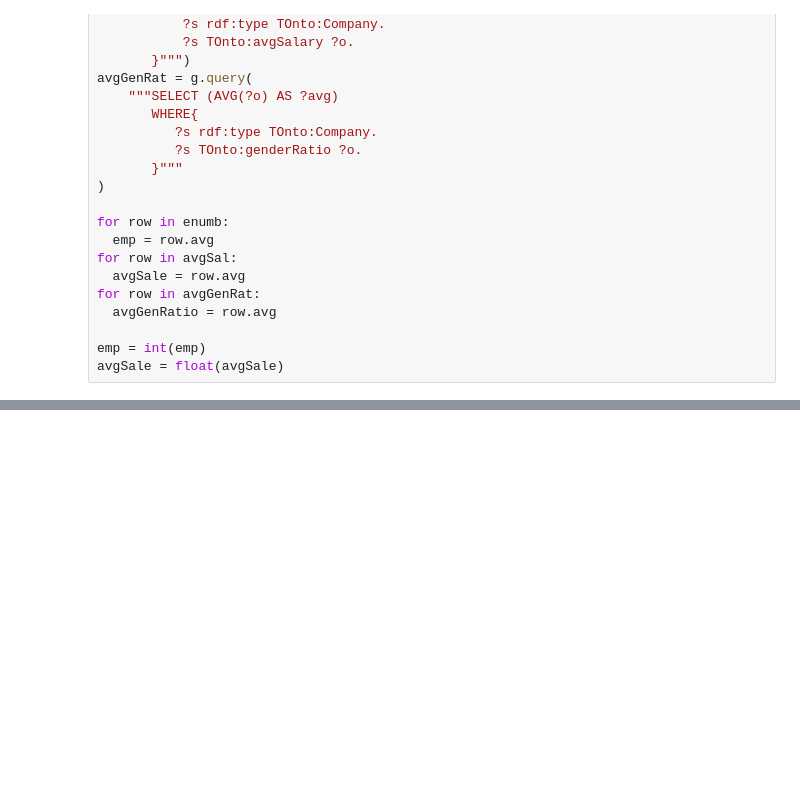
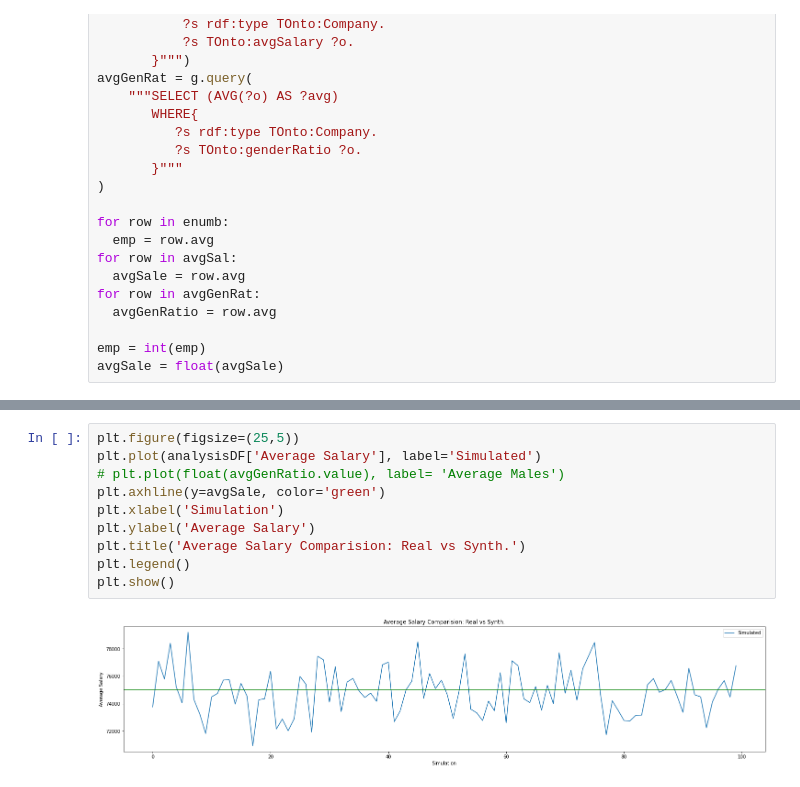
Before and after one commit to maheshmistry/ProgrammT, a Jupyter notebook: Base.ipynb, the cells around one changed output, grey strips where cells are left out. Cells and saved outputs as stored; diff of their text form; blank space fills up the shorter version.

```diff
--- a/Base.ipynb
+++ b/Base.ipynb
@@ -132,0 +174,12 @@ company
+# %%
+plt.figure(figsize=(25,5))
+plt.plot(analysisDF['Average Salary'], label='Simulated')
+# plt.plot(float(avgGenRatio.value), label= 'Average Males')
+plt.axhline(y=avgSale, color='green')
+plt.xlabel('Simulation')
+plt.ylabel('Average Salary')
+plt.title('Average Salary Comparision: Real vs Synth.')
+plt.legend()
+plt.show()
+# %% [output]
+[figure, added]
```
Also changed, not shown: parts of 8 cells of this notebook.
